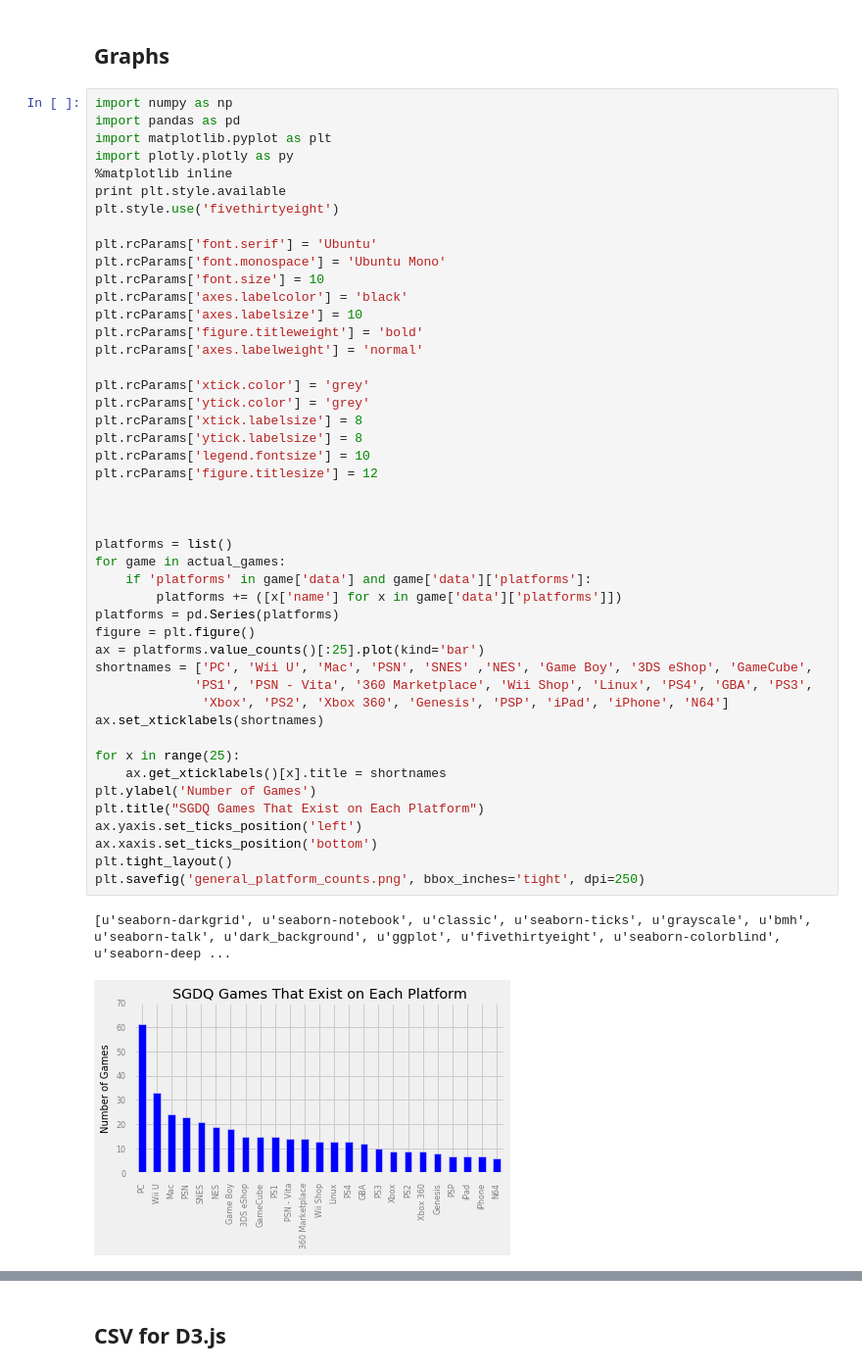
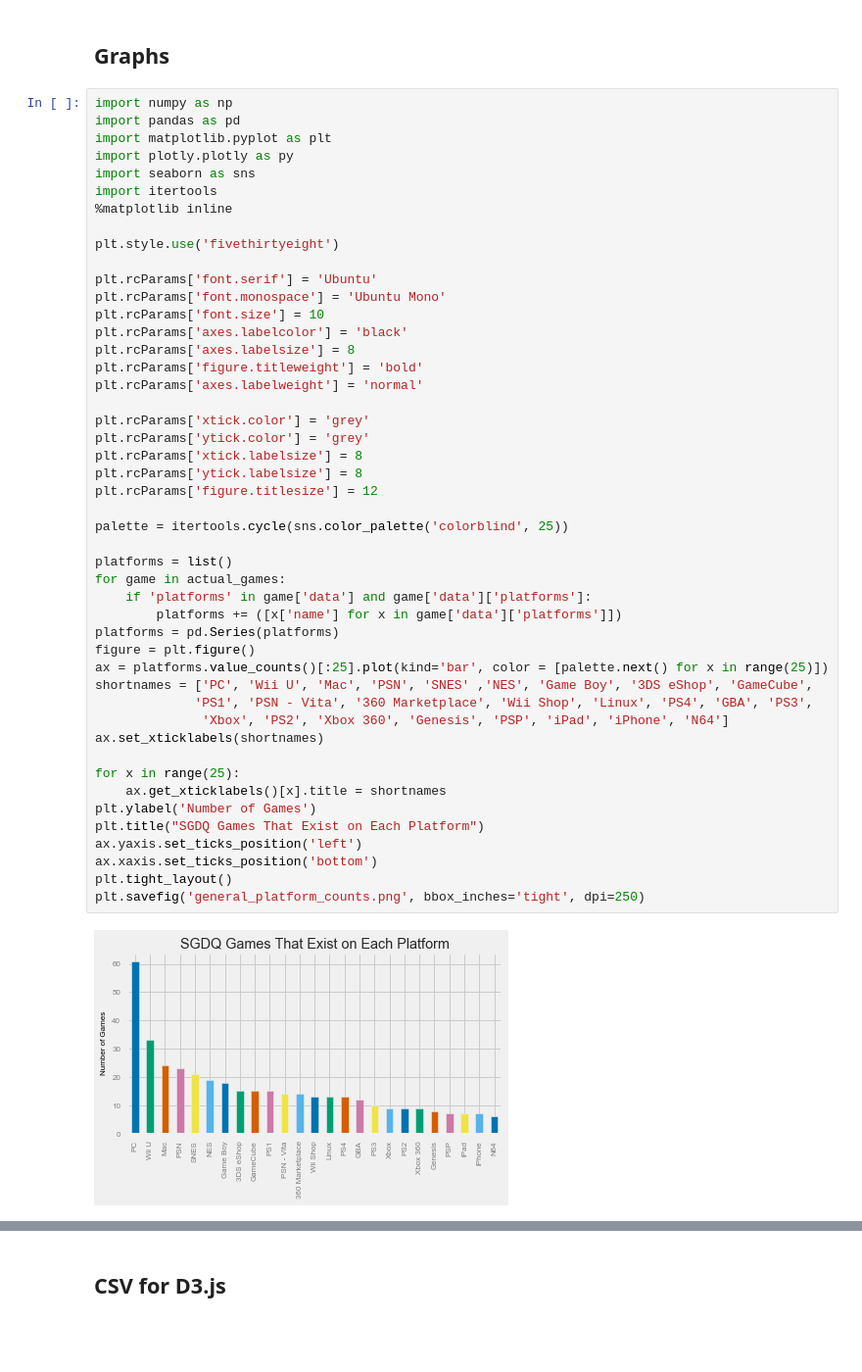
Before and after one commit to bcongdon/Data-Science-Projects, a Jupyter notebook: sgdq2016/SGDQ Schedule Analysis.ipynb, the cells around one changed output, grey strips where cells are left out. Shown: that part at 98% size. Saved outputs shown, nothing was run; the diff lists cells and outputs as text; blank space fills up the shorter version.

Commit message:
Updated games list to prevent data loss; Improved visualizations and regenerated with new theme / colors

```diff
--- a/sgdq2016/SGDQ Schedule Analysis.ipynb
+++ b/sgdq2016/SGDQ Schedule Analysis.ipynb
@@ -157,50 +190,50 @@ import numpy as np
 import pandas as pd
 import matplotlib.pyplot as plt
 import plotly.plotly as py
+import seaborn as sns
+import itertools
 %matplotlib inline
-print plt.style.available
+
 plt.style.use('fivethirtyeight')
 
 plt.rcParams['font.serif'] = 'Ubuntu'
 plt.rcParams['font.monospace'] = 'Ubuntu Mono'
 plt.rcParams['font.size'] = 10
 plt.rcParams['axes.labelcolor'] = 'black'
-plt.rcParams['axes.labelsize'] = 10
+plt.rcParams['axes.labelsize'] = 8
 plt.rcParams['figure.titleweight'] = 'bold'
 plt.rcParams['axes.labelweight'] = 'normal'
 
 plt.rcParams['xtick.color'] = 'grey'
 plt.rcParams['ytick.color'] = 'grey'
 plt.rcParams['xtick.labelsize'] = 8
 plt.rcParams['ytick.labelsize'] = 8
-plt.rcParams['legend.fontsize'] = 10
 plt.rcParams['figure.titlesize'] = 12
 
-
+palette = itertools.cycle(sns.color_palette('colorblind', 25))
 
 platforms = list()
 for game in actual_games:
     if 'platforms' in game['data'] and game['data']['platforms']:
         platforms += ([x['name'] for x in game['data']['platforms']])
 platforms = pd.Series(platforms)
 figure = plt.figure()
-ax = platforms.value_counts()[:25].plot(kind='bar')
+ax = platforms.value_counts()[:25].plot(kind='bar', color = [palette.next() for x in range(25)])
 shortnames = ['PC', 'Wii U', 'Mac', 'PSN', 'SNES' ,'NES', 'Game Boy', '3DS eShop', 'GameCube',
              'PS1', 'PSN - Vita', '360 Marketplace', 'Wii Shop', 'Linux', 'PS4', 'GBA', 'PS3',
               'Xbox', 'PS2', 'Xbox 360', 'Genesis', 'PSP', 'iPad', 'iPhone', 'N64']
 ax.set_xticklabels(shortnames)
 
 for x in range(25):
     ax.get_xticklabels()[x].title = shortnames
 plt.ylabel('Number of Games')
 plt.title("SGDQ Games That Exist on Each Platform")
 ax.yaxis.set_ticks_position('left')
 ax.xaxis.set_ticks_position('bottom')
 plt.tight_layout()
 plt.savefig('general_platform_counts.png', bbox_inches='tight', dpi=250)
 # %% [output]
-[u'seaborn-darkgrid', u'seaborn-notebook', u'classic', u'seaborn-ticks', u'grayscale', u'bmh', u'seaborn-talk', u'dark_background', u'ggplot', u'fivethirtyeight', u'seaborn-colorblind', u'seaborn-deep ...
-[figure, old version]
+[figure, new version]
 # %%
 
 actual_games[0]['data']
```
Also changed, not shown: parts of 10 cells of this notebook, 7 other files.
